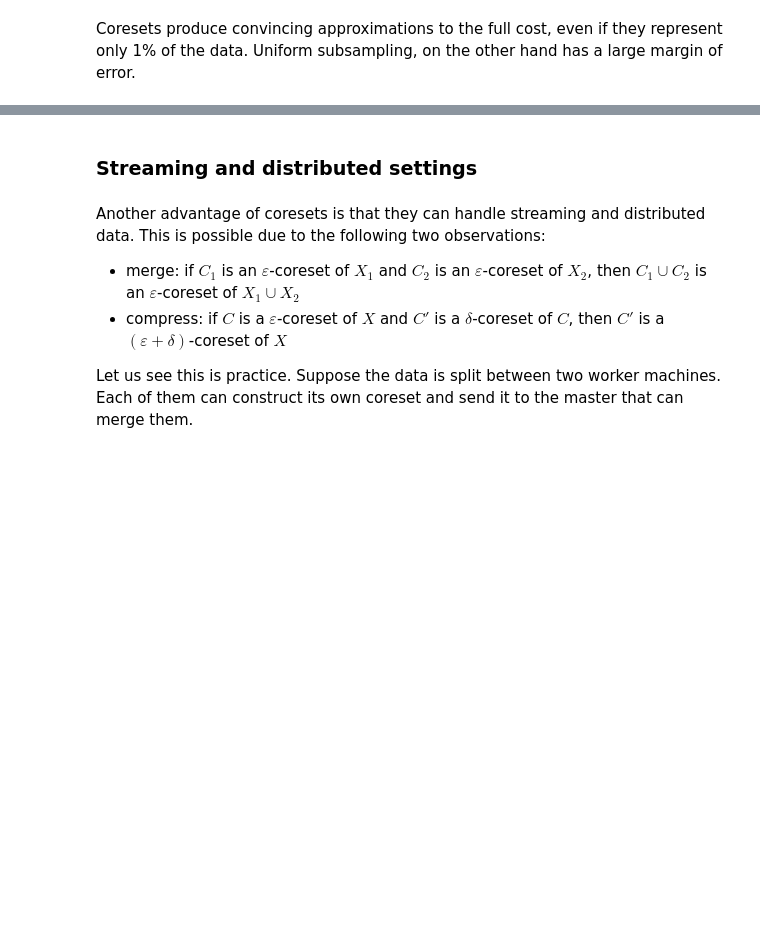
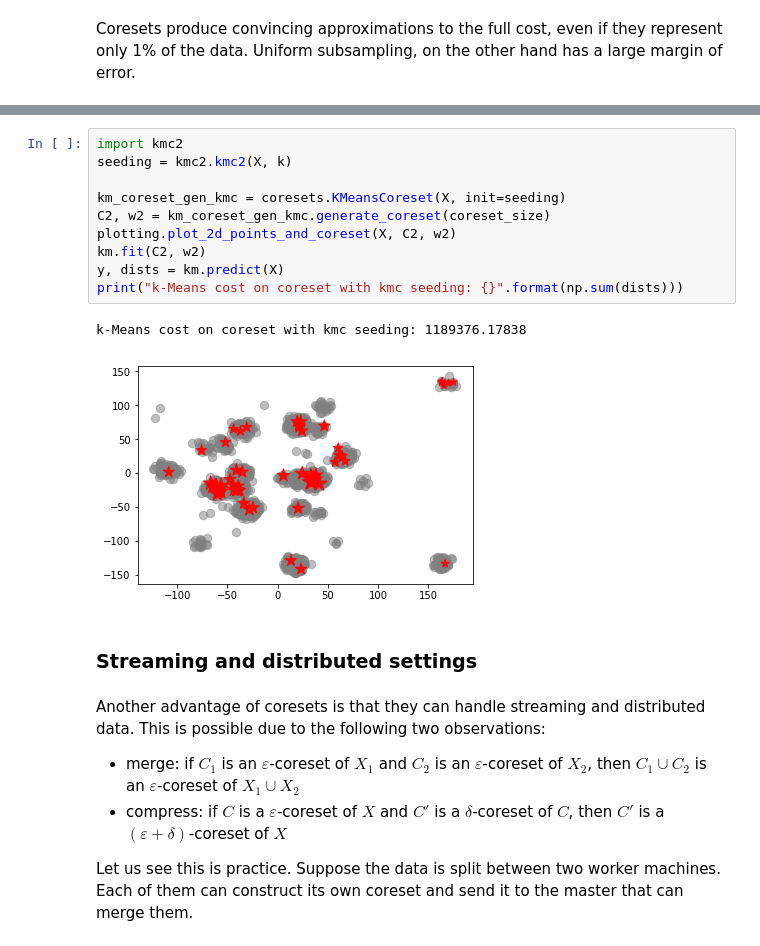
Before and after one commit to zalanborsos/coresets, a Jupyter notebook: examples/kmeans.ipynb, the cells around one changed output, grey strips where cells are left out. Cells and saved outputs as stored; diff of their text form; blank space fills up the shorter version.

```diff
--- a/examples/kmeans.ipynb
+++ b/examples/kmeans.ipynb
@@ -118,3 +129,16 @@ Coresets produce convincing approximations to the full cost, even if they repres
+# %%
+import kmc2
+seeding = kmc2.kmc2(X, k)
+
+km_coreset_gen_kmc = coresets.KMeansCoreset(X, init=seeding)
+C2, w2 = km_coreset_gen_kmc.generate_coreset(coreset_size)
+plotting.plot_2d_points_and_coreset(X, C2, w2)
+km.fit(C2, w2)
+y, dists = km.predict(X)
+print("k-Means cost on coreset with kmc seeding: {}".format(np.sum(dists)))
+# %% [output]
+k-Means cost on coreset with kmc seeding: 1189376.17838
+[figure, added]
 # %% [markdown]
 ### Streaming and distributed settings
 # %% [markdown]
```
Also changed, not shown: parts of 7 cells of this notebook.
